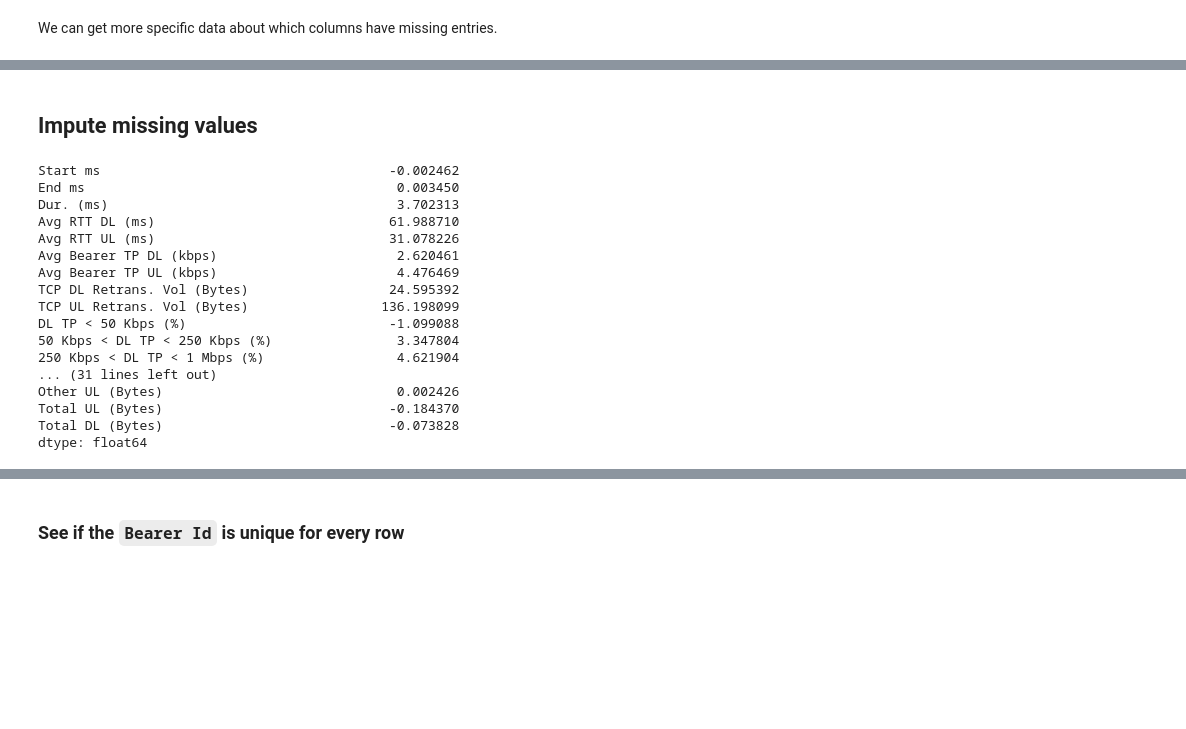
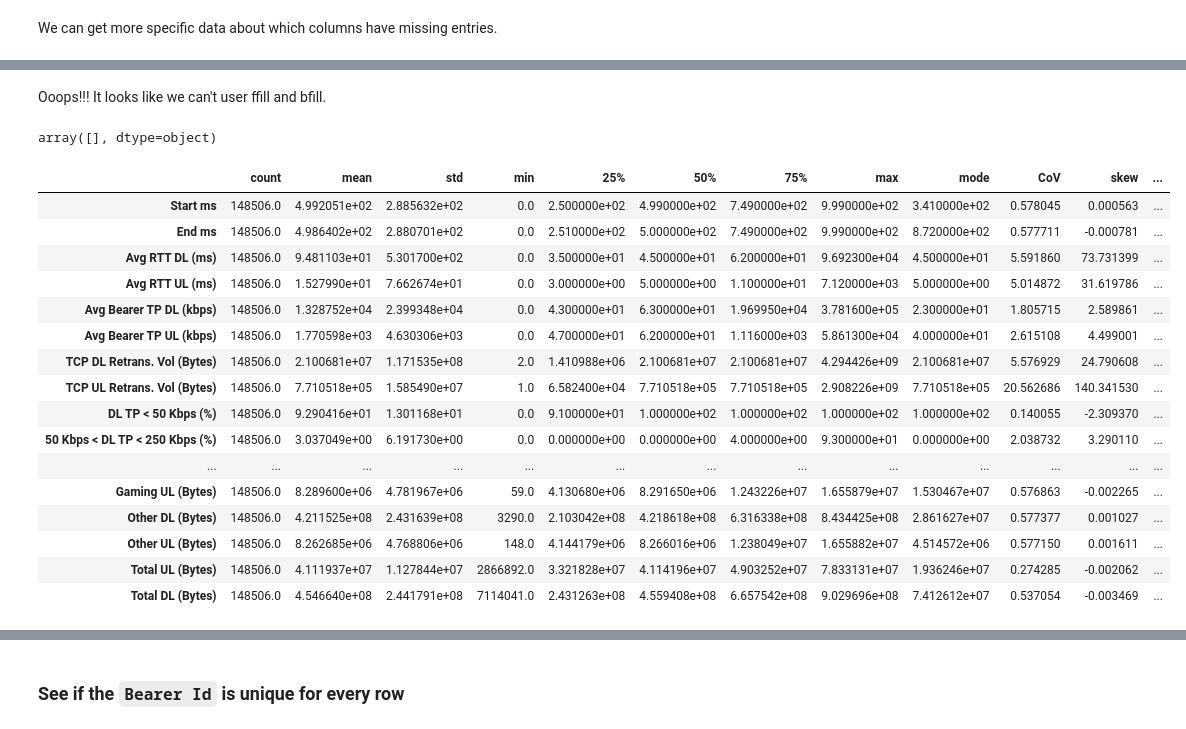
Before and after one commit to Hen0k/TellCo-user-analysis, a Jupyter notebook: notebooks/EDA.ipynb, the cells around one changed output, grey strips where cells are left out. Saved outputs shown, nothing was run; the diff lists cells and outputs as text; code cells hidden in the pictures; blank space fills up the shorter version.

Commit message:
notebook: clean code and deal with misssing values

```diff
--- a/notebooks/EDA.ipynb
+++ b/notebooks/EDA.ipynb
@@ -187,0 +216,6 @@ objects = tellco_df.select_dtypes(exclude=['number']).columns.tolist()
+# %%
+numericals_columns = cleaner.get_numerical_columns(tellco_df)
+categorical_columns = cleaner.get_categorical_columns(tellco_df)
+missing_numericals = [col for col in numericals_columns if col in cols_missing_val]
+missing_categorical = [col for col in categorical_columns if col in cols_missing_val]
+print(f"Categorical:\n{missing_categorical}\nNumerical:\n{missing_numericals}")
@@ -188,3 +229,10 @@ objects = tellco_df.select_dtypes(exclude=['number']).columns.tolist()
 # %%
-tellco_df[numericals].skew(axis=0)
+num_missing_info = pd.DataFrame({
+    'columns': cols_missing_val_count.index,
+    'skew': tellco_df[missing_numericals].skew(axis=0).values,
+    'missing_count': cols_missing_val_count.values
+})
+num_missing_info['min'] = tellco_df[num_missing_info['columns']].describe().transpose()[["min"]].values
+num_missing_info['max'] = tellco_df[num_missing_info['columns']].describe().transpose()[["max"]].values
+num_missing_info
 # %% [output]
@@ -208 +262,10 @@ dtype: float64
+# %%
+replace_with_median = num_missing_info[num_missing_info['missing_count'] < 80000]['columns']
+replace_with_mean = ['TCP DL Retrans. Vol (Bytes)', 'TCP UL Retrans. Vol (Bytes)'] # B\c it is requested
+replace_with_ffill = [col for col in missing_numericals \
+    if col not in replace_with_mean and \
+        col not in replace_with_median]
+tellco_df = cleaner.replace_missing(tellco_df, replace_with_mean, 'mean')
+tellco_df = cleaner.replace_missing(tellco_df, replace_with_median, 'median')
+# tellco_df = tellco_df.ffill(tellco_df, replace_with_mean, 'mean')
 # %%
@@ -215,2 +287,0 @@ Following the rule of thumb, I will use median as my method of imputation.
-# %% [markdown]
-## Impute missing values
@@ -242,20 +287,0 @@ cleaned_df = pd.concat([cleaned_object, cleaned_numerical], axis=1)
-# %%
-cleaned_df[numericals].skew(axis=0)
-# %% [output]
-Start ms                                     -0.002462
-End ms                                        0.003450
-Dur. (ms)                                     3.702313
-Avg RTT DL (ms)                              61.988710
-Avg RTT UL (ms)                              31.078226
-Avg Bearer TP DL (kbps)                       2.620461
-Avg Bearer TP UL (kbps)                       4.476469
-TCP DL Retrans. Vol (Bytes)                  24.595392
-TCP UL Retrans. Vol (Bytes)                 136.198099
-DL TP < 50 Kbps (%)                          -1.099088
-50 Kbps < DL TP < 250 Kbps (%)                3.347804
-250 Kbps < DL TP < 1 Mbps (%)                 4.621904
-... (31 lines left out)
-Other UL (Bytes)                              0.002426
-Total UL (Bytes)                             -0.184370
-Total DL (Bytes)                             -0.073828
-dtype: float64
@@ -263,0 +288,34 @@ dtype: float64
+# %% [markdown]
+Ooops!!! It looks like we can't user ffill and bfill.
+# %%
+tellco_df = cleaner.replace_missing(tellco_df, replace_with_ffill, 'median')
+# %%
+cols_missing_val_count, cols_missing_val = analyzer.get_missing_entries_count(tellco_df)
+cols_missing_val
+# %% [output]
+array([], dtype=object)
+# %%
+tellco_df = cleaner.fix_datatypes(tellco_df)
+
+tellco_df.to_csv('../data/missing_cleaned.csv')
+
+df_description = analyzer.get_univariate_analysis(tellco_df)
+df_description
+# %% [output]
+|  | count | mean | std | min | 25% | 50% | 75% | max | mode | CoV | skew | ... |
+| Start ms | 148506.0 | 4.992051e+02 | 2.885632e+02 | 0.0 | 2.500000e+02 | 4.990000e+02 | 7.490000e+02 | 9.990000e+02 | 3.410000e+02 | 0.578045 | 0.000563 | ... |
+| End ms | 148506.0 | 4.986402e+02 | 2.880701e+02 | 0.0 | 2.510000e+02 | 5.000000e+02 | 7.490000e+02 | 9.990000e+02 | 8.720000e+02 | 0.577711 | -0.000781 | ... |
+| Avg RTT DL (ms) | 148506.0 | 9.481103e+01 | 5.301700e+02 | 0.0 | 3.500000e+01 | 4.500000e+01 | 6.200000e+01 | 9.692300e+04 | 4.500000e+01 | 5.591860 | 73.731399 | ... |
+| Avg RTT UL (ms) | 148506.0 | 1.527990e+01 | 7.662674e+01 | 0.0 | 3.000000e+00 | 5.000000e+00 | 1.100000e+01 | 7.120000e+03 | 5.000000e+00 | 5.014872 | 31.619786 | ... |
+| Avg Bearer TP DL (kbps) | 148506.0 | 1.328752e+04 | 2.399348e+04 | 0.0 | 4.300000e+01 | 6.300000e+01 | 1.969950e+04 | 3.781600e+05 | 2.300000e+01 | 1.805715 | 2.589861 | ... |
+| Avg Bearer TP UL (kbps) | 148506.0 | 1.770598e+03 | 4.630306e+03 | 0.0 | 4.700000e+01 | 6.200000e+01 | 1.116000e+03 | 5.861300e+04 | 4.000000e+01 | 2.615108 | 4.499001 | ... |
+| TCP DL Retrans. Vol (Bytes) | 148506.0 | 2.100681e+07 | 1.171535e+08 | 2.0 | 1.410988e+06 | 2.100681e+07 | 2.100681e+07 | 4.294426e+09 | 2.100681e+07 | 5.576929 | 24.790608 | ... |
+| TCP UL Retrans. Vol (Bytes) | 148506.0 | 7.710518e+05 | 1.585490e+07 | 1.0 | 6.582400e+04 | 7.710518e+05 | 7.710518e+05 | 2.908226e+09 | 7.710518e+05 | 20.562686 | 140.341530 | ... |
+| DL TP < 50 Kbps (%) | 148506.0 | 9.290416e+01 | 1.301168e+01 | 0.0 | 9.100000e+01 | 1.000000e+02 | 1.000000e+02 | 1.000000e+02 | 1.000000e+02 | 0.140055 | -2.309370 | ... |
+| 50 Kbps < DL TP < 250 Kbps (%) | 148506.0 | 3.037049e+00 | 6.191730e+00 | 0.0 | 0.000000e+00 | 0.000000e+00 | 4.000000e+00 | 9.300000e+01 | 0.000000e+00 | 2.038732 | 3.290110 | ... |
+| ... | ... | ... | ... | ... | ... | ... | ... | ... | ... | ... | ... | ... |
+| Gaming UL (Bytes) | 148506.0 | 8.289600e+06 | 4.781967e+06 | 59.0 | 4.130680e+06 | 8.291650e+06 | 1.243226e+07 | 1.655879e+07 | 1.530467e+07 | 0.576863 | -0.002265 | ... |
+| Other DL (Bytes) | 148506.0 | 4.211525e+08 | 2.431639e+08 | 3290.0 | 2.103042e+08 | 4.218618e+08 | 6.316338e+08 | 8.434425e+08 | 2.861627e+07 | 0.577377 | 0.001027 | ... |
+| Other UL (Bytes) | 148506.0 | 8.262685e+06 | 4.768806e+06 | 148.0 | 4.144179e+06 | 8.266016e+06 | 1.238049e+07 | 1.655882e+07 | 4.514572e+06 | 0.577150 | 0.001611 | ... |
+| Total UL (Bytes) | 148506.0 | 4.111937e+07 | 1.127844e+07 | 2866892.0 | 3.321828e+07 | 4.114196e+07 | 4.903252e+07 | 7.833131e+07 | 1.936246e+07 | 0.274285 | -0.002062 | ... |
+| Total DL (Bytes) | 148506.0 | 4.546640e+08 | 2.441791e+08 | 7114041.0 | 2.431263e+08 | 4.559408e+08 | 6.657542e+08 | 9.029696e+08 | 7.412612e+07 | 0.537054 | -0.003469 | ... |
```
Also changed, not shown: parts of 44 cells of this notebook.
